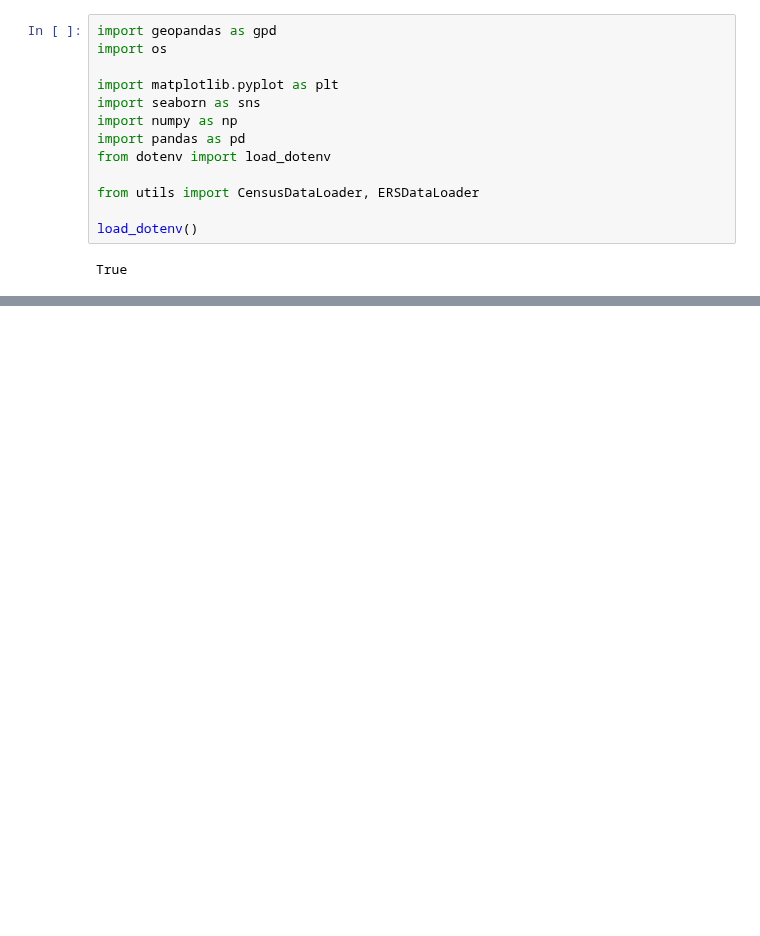
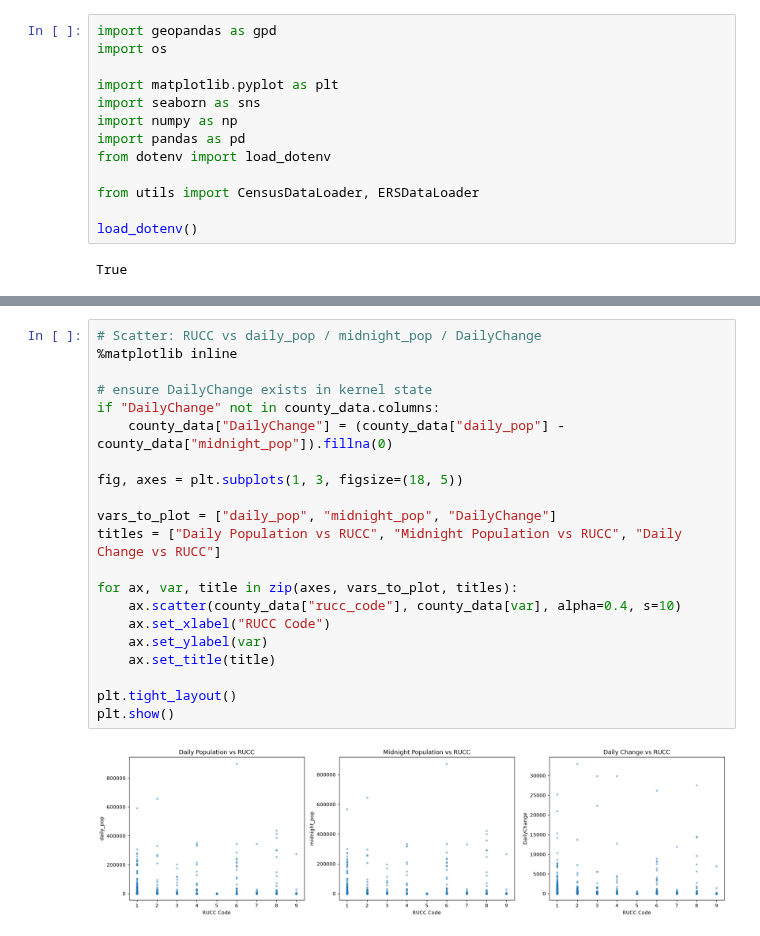
Before and after one commit to steveg-ds/RHIP, a Jupyter notebook: RSS-Analysis.ipynb, the cells around one changed output, grey strips where cells are left out. Saved outputs shown, nothing was run; the diff lists cells and outputs as text; blank space fills up the shorter version.

Commit message:
chore: snapshot current state (RSS-Processing.py, docs, audit) before pipeline bugfixes

```diff
--- a/RSS-Analysis.ipynb
+++ b/RSS-Analysis.ipynb
@@ -25,0 +110,23 @@ df.head()
+# %%
+# Scatter: RUCC vs daily_pop / midnight_pop / DailyChange
+%matplotlib inline
+
+# ensure DailyChange exists in kernel state
+if "DailyChange" not in county_data.columns:
+    county_data["DailyChange"] = (county_data["daily_pop"] - county_data["midnight_pop"]).fillna(0)
+
+fig, axes = plt.subplots(1, 3, figsize=(18, 5))
+
+vars_to_plot = ["daily_pop", "midnight_pop", "DailyChange"]
+titles = ["Daily Population vs RUCC", "Midnight Population vs RUCC", "Daily Change vs RUCC"]
+
+for ax, var, title in zip(axes, vars_to_plot, titles):
+    ax.scatter(county_data["rucc_code"], county_data[var], alpha=0.4, s=10)
+    ax.set_xlabel("RUCC Code")
+    ax.set_ylabel(var)
+    ax.set_title(title)
+
+plt.tight_layout()
+plt.show()
+# %% [output]
+[figure, added]
```
Also changed, not shown: parts of 7 cells of this notebook, 3 other files.
